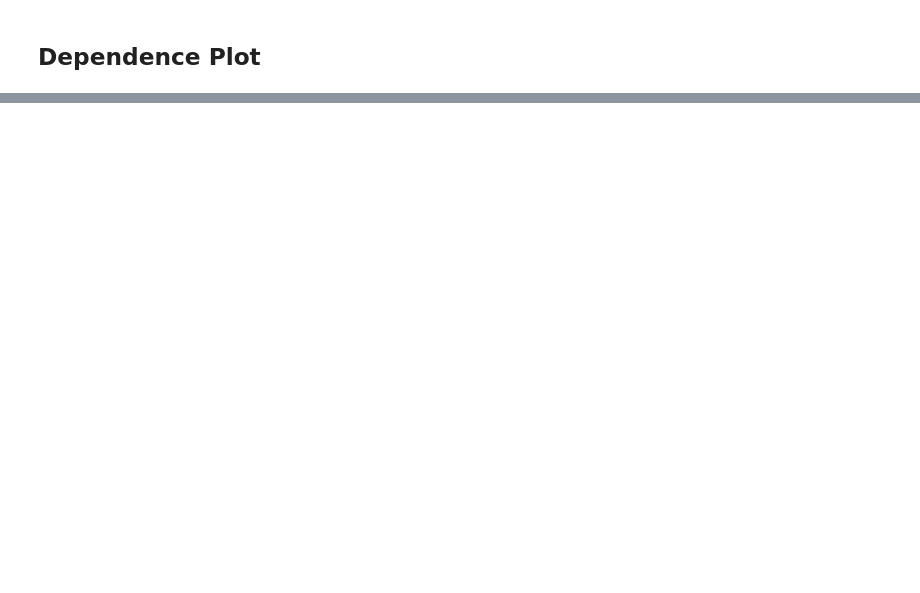
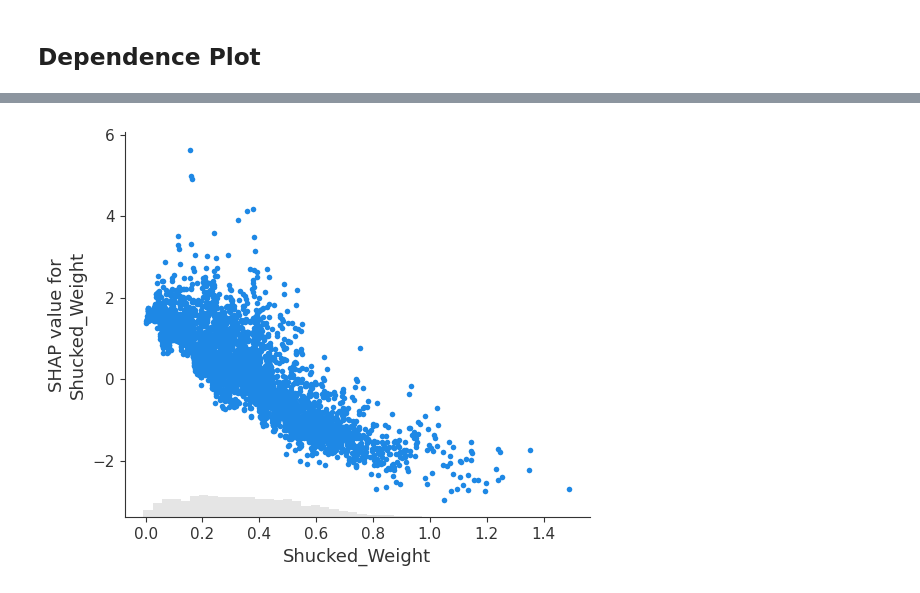
Before and after one commit to akshayyewle/Machine-Learning, a Jupyter notebook: 16 SHAP Introduction With Python/SHAP For Regression Models.ipynb, the cells around one changed output, grey strips where cells are left out. Drawn from its saved outputs; the diff is of its cells as text; code cells hidden in the pictures; blank space fills up the shorter version.

```diff
--- a/16 SHAP Introduction With Python/SHAP For Regression Models.ipynb
+++ b/16 SHAP Introduction With Python/SHAP For Regression Models.ipynb
@@ -226,0 +233,4 @@ shap.plots.beeswarm(shap_values)
+# %%
+shap.plots.scatter(model01_shap_values[:,'Shucked_Weight'])
+# %% [output]
+[figure, added]
```
Also changed, not shown: parts of 21 cells of this notebook.
